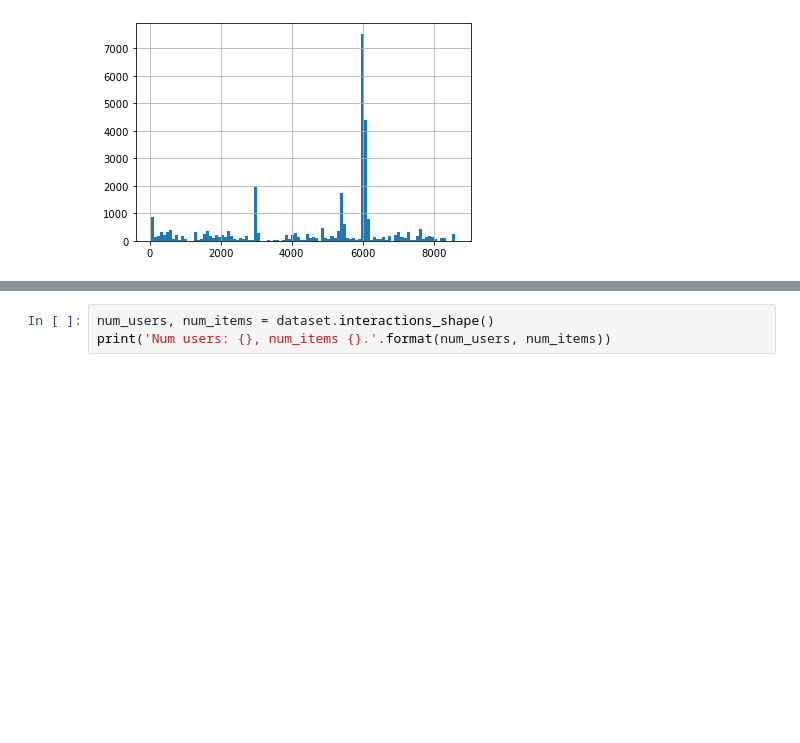
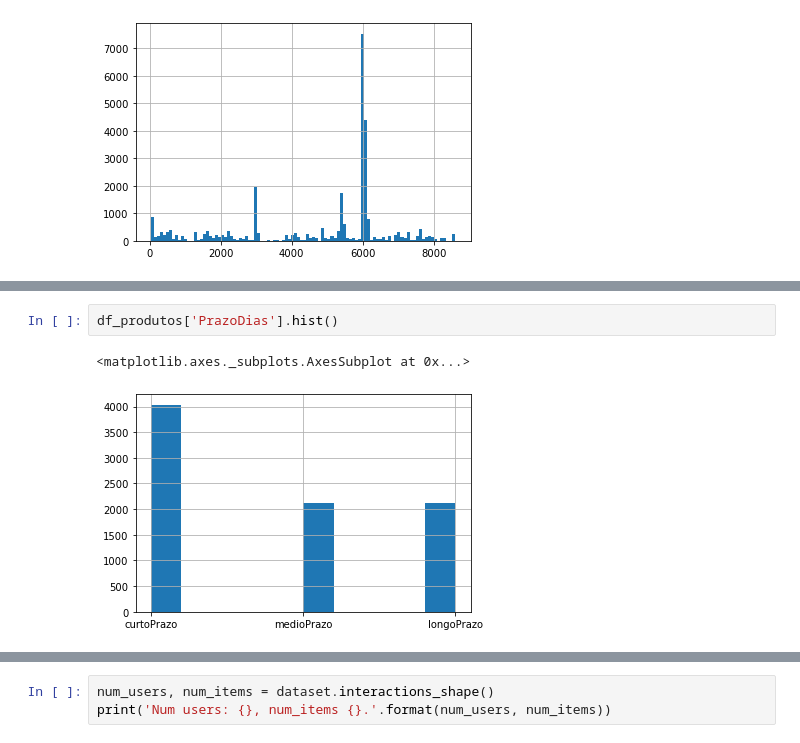
Before and after one commit to flph2/fiap_hackaton, a Jupyter notebook: notebooks/lightfm3.ipynb, the cells around one changed output, grey strips where cells are left out. Drawn from its saved outputs; the diff is of its cells as text; blank space fills up the shorter version.

```diff
--- a/notebooks/lightfm3.ipynb
+++ b/notebooks/lightfm3.ipynb
@@ -149,0 +214,5 @@ memory usage: 221.8 KB
+# %%
+df_produtos['PrazoDias'].hist()
+# %% [output]
+<matplotlib.axes._subplots.AxesSubplot at 0x...>
+[figure, added]
```
Also changed, not shown: parts of 32 cells of this notebook.
